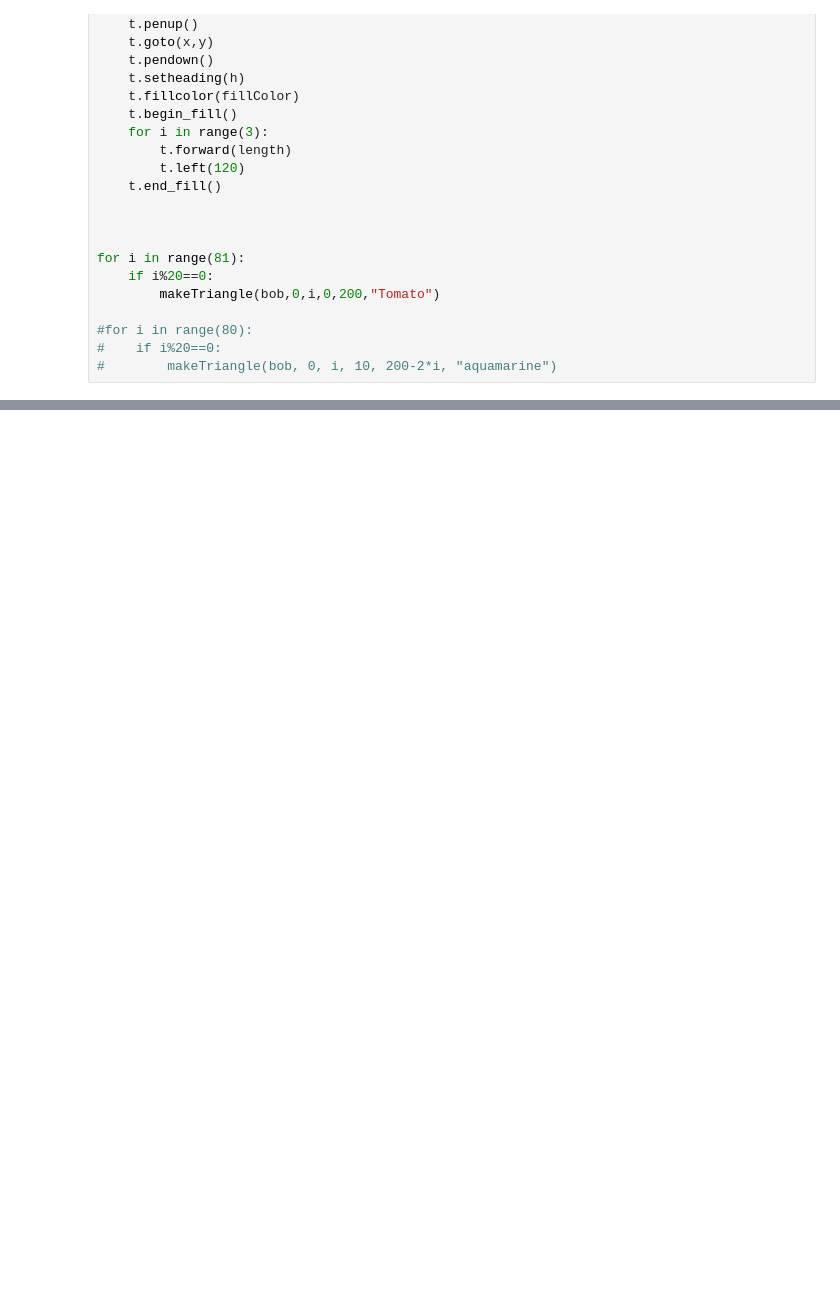
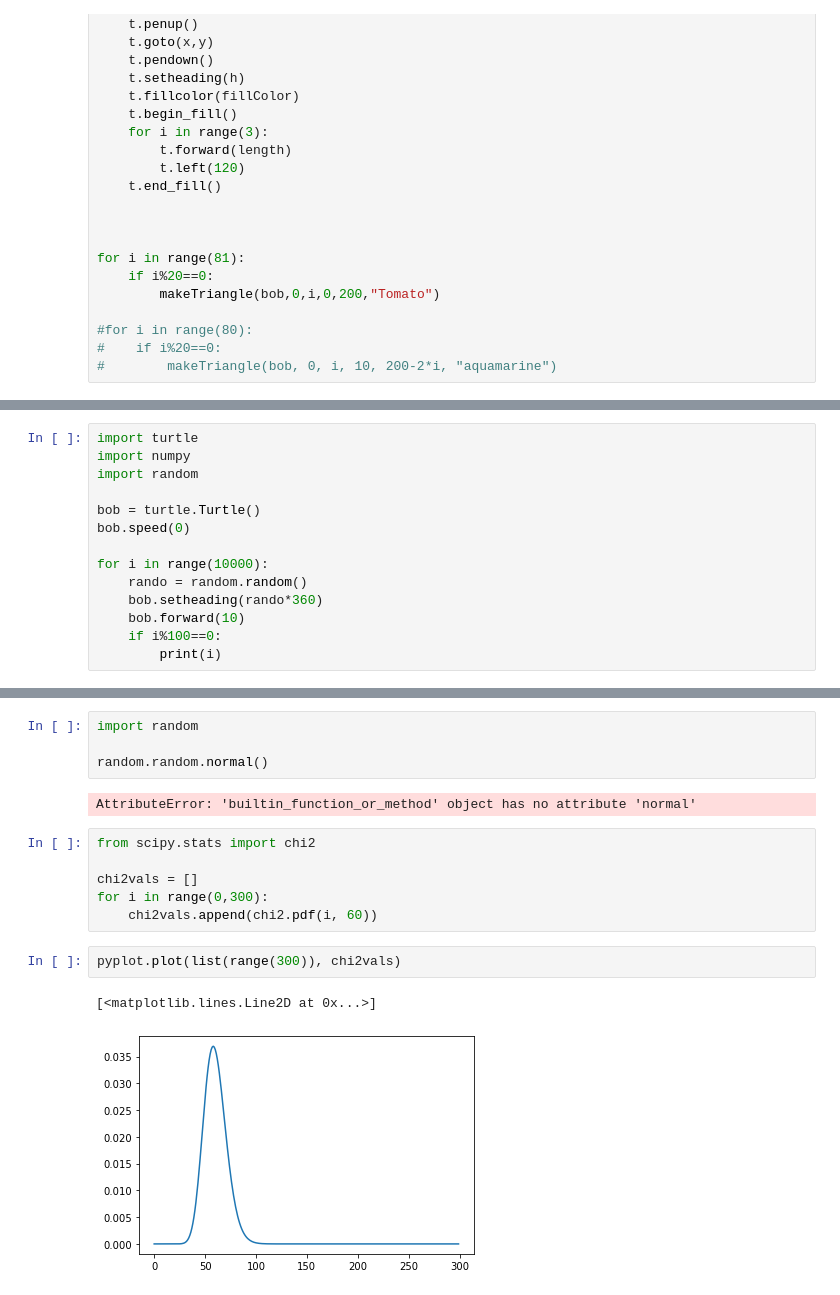
Before and after one commit to millera2/millera2.github.io, a Jupyter notebook: CS-111/CS111-scratch-pad.ipynb, the cells around one changed output, grey strips where cells are left out. Drawn from its saved outputs; the diff is of its cells as text; blank space fills up the shorter version.

```diff
--- a/CS-111/CS111-scratch-pad.ipynb
+++ b/CS-111/CS111-scratch-pad.ipynb
@@ -111,0 +273,14 @@ TypeError: unsupported operand type(s) for %: 'range' and 'int'
+# %%
+import turtle
+import numpy
+import random
+
+bob = turtle.Turtle()
+bob.speed(0)
+
+for i in range(10000):
+    rando = random.random()
+    bob.setheading(rando*360)
+    bob.forward(10)
+    if i%100==0:
+        print(i)
@@ -111,0 +298,17 @@ TypeError: unsupported operand type(s) for %: 'range' and 'int'
+# %%
+import random
+
+random.random.normal()
+# %% [output]
+AttributeError: 'builtin_function_or_method' object has no attribute 'normal'
+# %%
+from scipy.stats import chi2
+
+chi2vals = []
+for i in range(0,300):
+    chi2vals.append(chi2.pdf(i, 60))
+# %%
+pyplot.plot(list(range(300)), chi2vals)
+# %% [output]
+[<matplotlib.lines.Line2D at 0x...>]
+[figure, added]
```
Also changed, not shown: parts of 32 cells of this notebook, 30 other files.
